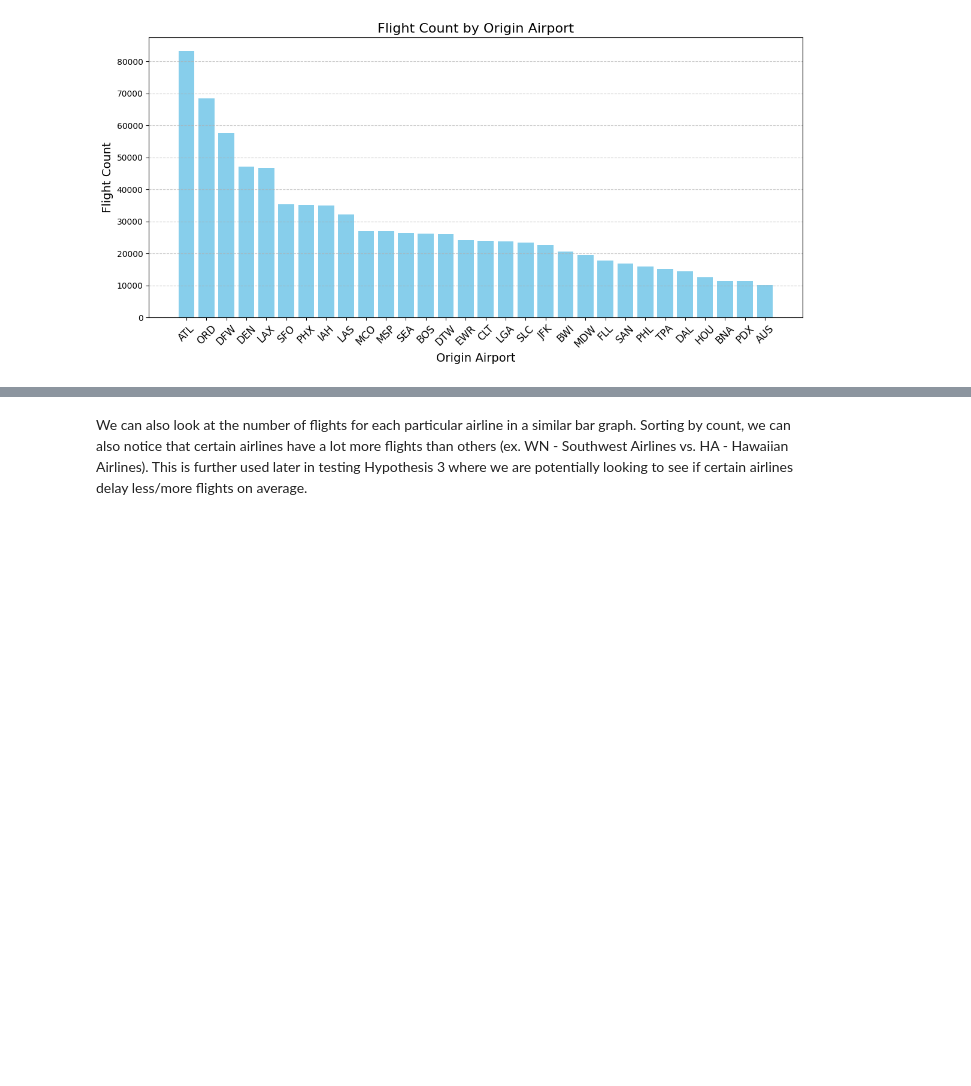
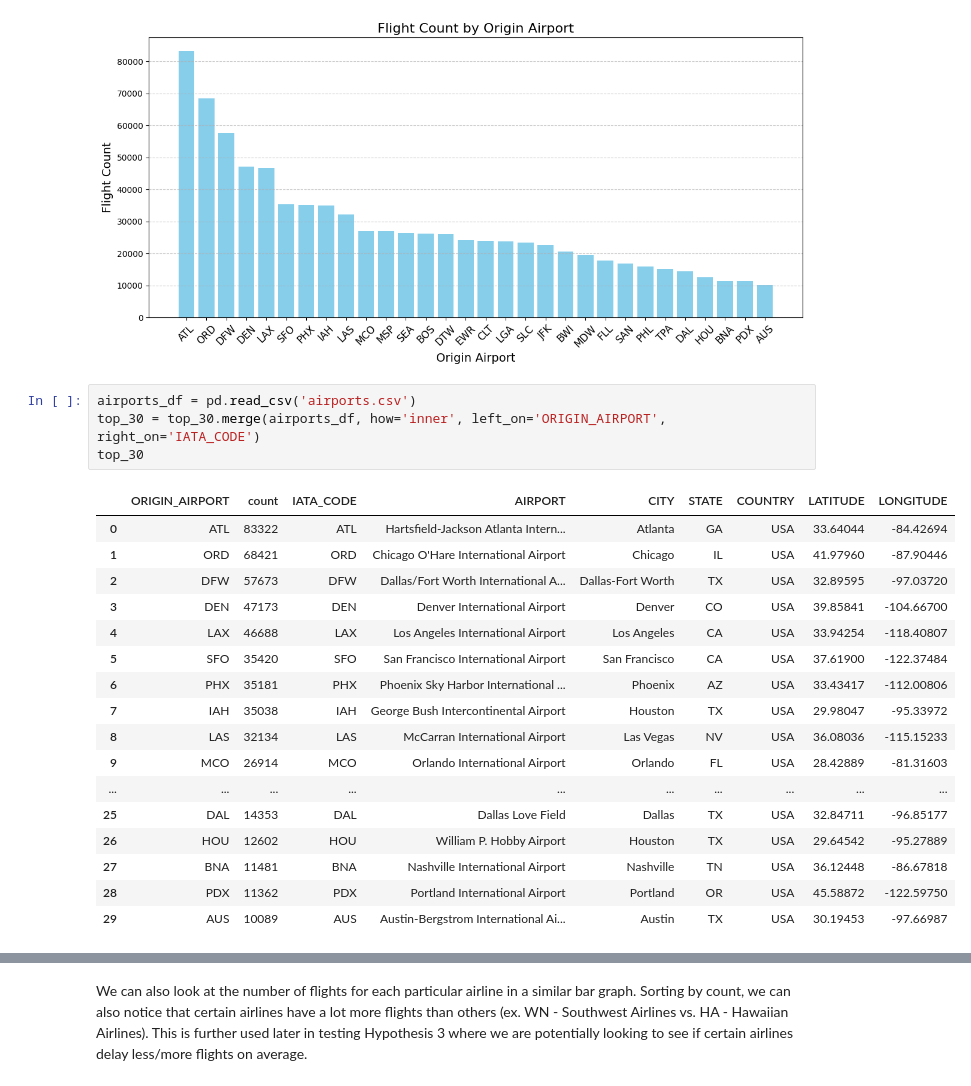
Before and after one commit to Neyhar/CIS-545-Final-Project, a Jupyter notebook: FinalProject.ipynb, the cells around one changed output, grey strips where cells are left out. Cells and saved outputs as stored; diff of their text form; blank space fills up the shorter version.

```diff
--- a/FinalProject.ipynb
+++ b/FinalProject.ipynb
@@ -481,3 +481,25 @@ plt.tight_layout()
 plt.show()
 # %% [output]
 [figure]
+# %%
+airports_df = pd.read_csv('airports.csv')
+top_30 = top_30.merge(airports_df, how='inner', left_on='ORIGIN_AIRPORT', right_on='IATA_CODE')
+top_30
+# %% [output]
+|  | ORIGIN_AIRPORT | count | IATA_CODE | AIRPORT | CITY | STATE | COUNTRY | LATITUDE | LONGITUDE |
+| 0 | ATL | 83322 | ATL | Hartsfield-Jackson Atlanta Intern... | Atlanta | GA | USA | 33.64044 | -84.42694 |
+| 1 | ORD | 68421 | ORD | Chicago O'Hare International Airport | Chicago | IL | USA | 41.97960 | -87.90446 |
+| 2 | DFW | 57673 | DFW | Dallas/Fort Worth International A... | Dallas-Fort Worth | TX | USA | 32.89595 | -97.03720 |
+| 3 | DEN | 47173 | DEN | Denver International Airport | Denver | CO | USA | 39.85841 | -104.66700 |
+| 4 | LAX | 46688 | LAX | Los Angeles International Airport | Los Angeles | CA | USA | 33.94254 | -118.40807 |
+| 5 | SFO | 35420 | SFO | San Francisco International Airport | San Francisco | CA | USA | 37.61900 | -122.37484 |
+| 6 | PHX | 35181 | PHX | Phoenix Sky Harbor International ... | Phoenix | AZ | USA | 33.43417 | -112.00806 |
+| 7 | IAH | 35038 | IAH | George Bush Intercontinental Airport | Houston | TX | USA | 29.98047 | -95.33972 |
+| 8 | LAS | 32134 | LAS | McCarran International Airport | Las Vegas | NV | USA | 36.08036 | -115.15233 |
+| 9 | MCO | 26914 | MCO | Orlando International Airport | Orlando | FL | USA | 28.42889 | -81.31603 |
+| ... | ... | ... | ... | ... | ... | ... | ... | ... | ... |
+| 25 | DAL | 14353 | DAL | Dallas Love Field | Dallas | TX | USA | 32.84711 | -96.85177 |
+| 26 | HOU | 12602 | HOU | William P. Hobby Airport | Houston | TX | USA | 29.64542 | -95.27889 |
+| 27 | BNA | 11481 | BNA | Nashville International Airport | Nashville | TN | USA | 36.12448 | -86.67818 |
+| 28 | PDX | 11362 | PDX | Portland International Airport | Portland | OR | USA | 45.58872 | -122.59750 |
+| 29 | AUS | 10089 | AUS | Austin-Bergstrom International Ai... | Austin | TX | USA | 30.19453 | -97.66987 |
```
Also changed, not shown: parts of 2 cells of this notebook.
